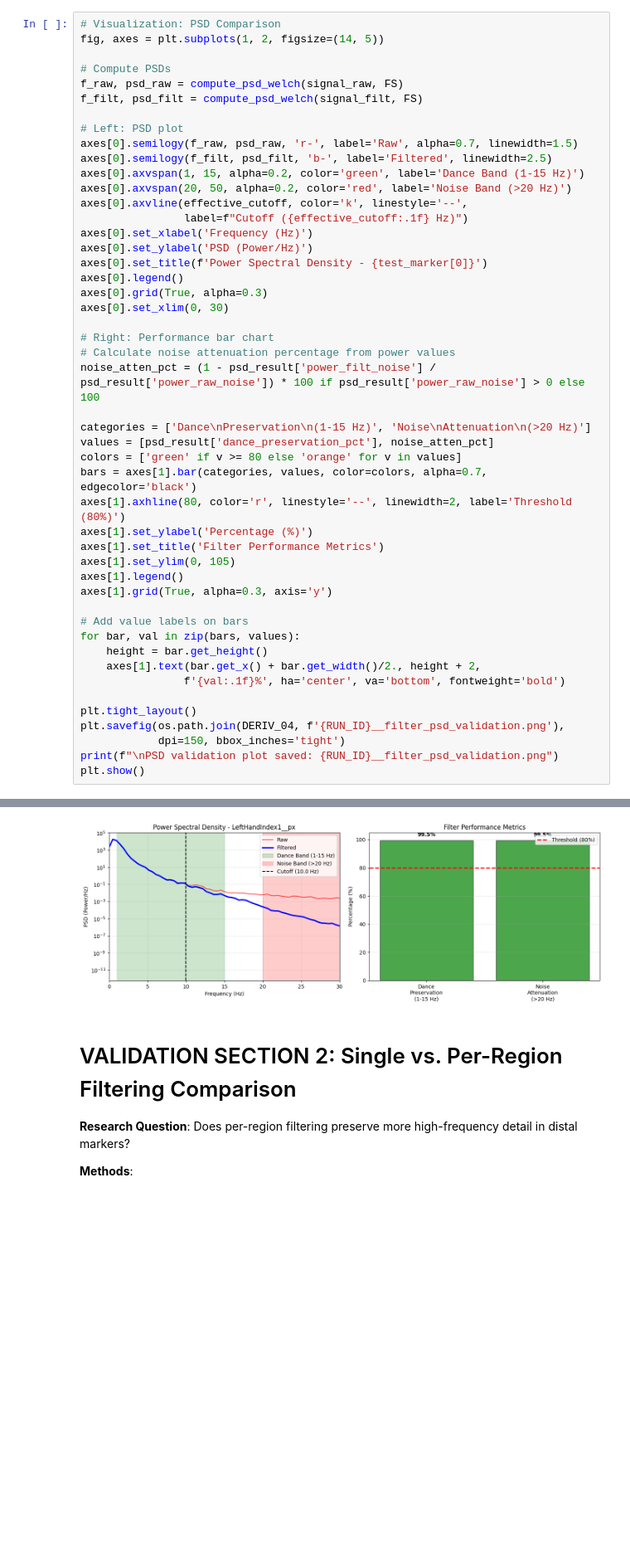
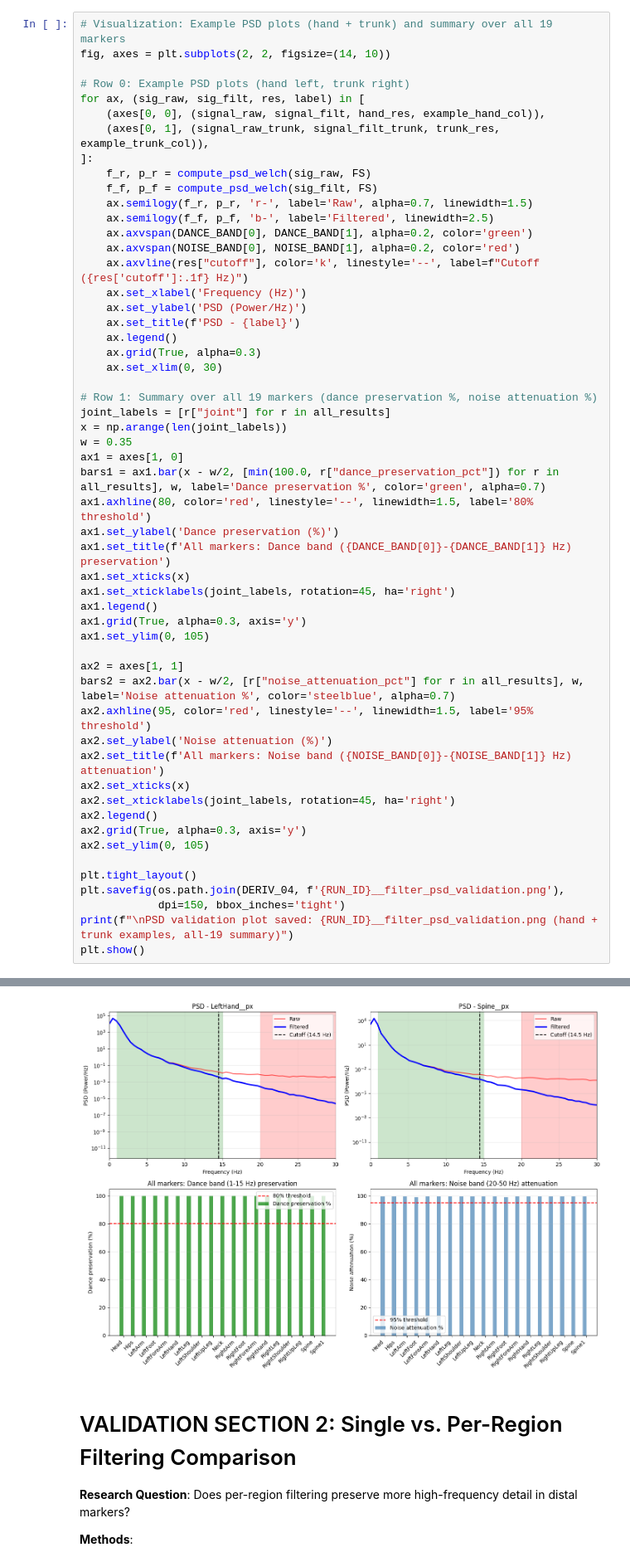
Before and after one commit to Drorhaz/Gaga-mocap-Kinematics, a Jupyter notebook: notebooks/04_filtering.ipynb, the cells around one changed output, grey strips where cells are left out. Shown at 83% size. Saved outputs shown, nothing was run; the diff lists cells and outputs as text; blank space fills up the shorter version.

```diff
--- a/notebooks/04_filtering.ipynb
+++ b/notebooks/04_filtering.ipynb
@@ -437,50 +536,56 @@ Overall Quality: PASS
 ============================================================
 # %%
-# Visualization: PSD Comparison
-fig, axes = plt.subplots(1, 2, figsize=(14, 5))
+# Visualization: Example PSD plots (hand + trunk) and summary over all 19 markers
+fig, axes = plt.subplots(2, 2, figsize=(14, 10))
 
-# Compute PSDs
-f_raw, psd_raw = compute_psd_welch(signal_raw, FS)
-f_filt, psd_filt = compute_psd_welch(signal_filt, FS)
+# Row 0: Example PSD plots (hand left, trunk right)
+for ax, (sig_raw, sig_filt, res, label) in [
+    (axes[0, 0], (signal_raw, signal_filt, hand_res, example_hand_col)),
+    (axes[0, 1], (signal_raw_trunk, signal_filt_trunk, trunk_res, example_trunk_col)),
+]:
+    f_r, p_r = compute_psd_welch(sig_raw, FS)
+    f_f, p_f = compute_psd_welch(sig_filt, FS)
+    ax.semilogy(f_r, p_r, 'r-', label='Raw', alpha=0.7, linewidth=1.5)
+    ax.semilogy(f_f, p_f, 'b-', label='Filtered', linewidth=2.5)
+    ax.axvspan(DANCE_BAND[0], DANCE_BAND[1], alpha=0.2, color='green')
+    ax.axvspan(NOISE_BAND[0], NOISE_BAND[1], alpha=0.2, color='red')
+    ax.axvline(res["cutoff"], color='k', linestyle='--', label=f"Cutoff ({res['cutoff']:.1f} Hz)")
+    ax.set_xlabel('Frequency (Hz)')
+    ax.set_ylabel('PSD (Power/Hz)')
+    ax.set_title(f'PSD - {label}')
+    ax.legend()
+    ax.grid(True, alpha=0.3)
+    ax.set_xlim(0, 30)
 
-# Left: PSD plot
-axes[0].semilogy(f_raw, psd_raw, 'r-', label='Raw', alpha=0.7, linewidth=1.5)
-axes[0].semilogy(f_filt, psd_filt, 'b-', label='Filtered', linewidth=2.5)
-axes[0].axvspan(1, 15, alpha=0.2, color='green', label='Dance Band (1-15 Hz)')
-axes[0].axvspan(20, 50, alpha=0.2, color='red', label='Noise Band (>20 Hz)')
-axes[0].axvline(effective_cutoff, color='k', linestyle='--',
-                label=f"Cutoff ({effective_cutoff:.1f} Hz)")
-axes[0].set_xlabel('Frequency (Hz)')
-axes[0].set_ylabel('PSD (Power/Hz)')
-axes[0].set_title(f'Power Spectral Density - {test_marker[0]}')
-axes[0].legend()
-axes[0].grid(True, alpha=0.3)
-axes[0].set_xlim(0, 30)
+# Row 1: Summary over all 19 markers (dance preservation %, noise attenuation %)
+joint_labels = [r["joint"] for r in all_results]
+x = np.arange(len(joint_labels))
+w = 0.35
+ax1 = axes[1, 0]
+bars1 = ax1.bar(x - w/2, [min(100.0, r["dance_preservation_pct"]) for r in all_results], w, label='Dance preservation %', color='green', alpha=0.7)
+ax1.axhline(80, color='red', linestyle='--', linewidth=1.5, label='80% threshold')
+ax1.set_ylabel('Dance preservation (%)')
+ax1.set_title(f'All markers: Dance band ({DANCE_BAND[0]}-{DANCE_BAND[1]} Hz) preservation')
+ax1.set_xticks(x)
+ax1.set_xticklabels(joint_labels, rotation=45, ha='right')
+ax1.legend()
+ax1.grid(True, alpha=0.3, axis='y')
+ax1.set_ylim(0, 105)
 
-# Right: Performance bar chart
-# Calculate noise attenuation percentage from power values
-noise_atten_pct = (1 - psd_result['power_filt_noise'] / psd_result['power_raw_noise']) * 100 if psd_result['power_raw_noise'] > 0 else 100
-
-categories = ['Dance\nPreservation\n(1-15 Hz)', 'Noise\nAttenuation\n(>20 Hz)']
-values = [psd_result['dance_preservation_pct'], noise_atten_pct]
-colors = ['green' if v >= 80 else 'orange' for v in values]
-bars = axes[1].bar(categories, values, color=colors, alpha=0.7, edgecolor='black')
-axes[1].axhline(80, color='r', linestyle='--', linewidth=2, label='Threshold (80%)')
-axes[1].set_ylabel('Percentage (%)')
-axes[1].set_title('Filter Performance Metrics')
-axes[1].set_ylim(0, 105)
-axes[1].legend()
-axes[1].grid(True, alpha=0.3, axis='y')
-
-# Add value labels on bars
-for bar, val in zip(bars, values):
-    height = bar.get_height()
-    axes[1].text(bar.get_x() + bar.get_width()/2., height + 2,
-                f'{val:.1f}%', ha='center', va='bottom', fontweight='bold')
+ax2 = axes[1, 1]
+bars2 = ax2.bar(x - w/2, [r["noise_attenuation_pct"] for r in all_results], w, label='Noise attenuation %', color='steelblue', alpha=0.7)
+ax2.axhline(95, color='red', linestyle='--', linewidth=1.5, label='95% threshold')
+ax2.set_ylabel('Noise attenuation (%)')
+ax2.set_title(f'All markers: Noise band ({NOISE_BAND[0]}-{NOISE_BAND[1]} Hz) attenuation')
+ax2.set_xticks(x)
+ax2.set_xticklabels(joint_labels, rotation=45, ha='right')
+ax2.legend()
+ax2.grid(True, alpha=0.3, axis='y')
+ax2.set_ylim(0, 105)
 
 plt.tight_layout()
 plt.savefig(os.path.join(DERIV_04, f'{RUN_ID}__filter_psd_validation.png'),
             dpi=150, bbox_inches='tight')
-print(f"\nPSD validation plot saved: {RUN_ID}__filter_psd_validation.png")
+print(f"\nPSD validation plot saved: {RUN_ID}__filter_psd_validation.png (hand + trunk examples, all-19 summary)")
 plt.show()
 # %% [output]
@@ -488,4 +593,4 @@ PSD validation plot saved: 734_T3_P1_R1_Take 2025-12-30 04.12.54 PM_001__filter_
-[figure, old version]
+[figure, new version]
 # %% [markdown]
 # VALIDATION SECTION 2: Single vs. Per-Region Filtering Comparison
 
```
Also changed, not shown: parts of 16 cells of this notebook, 52 other files.
